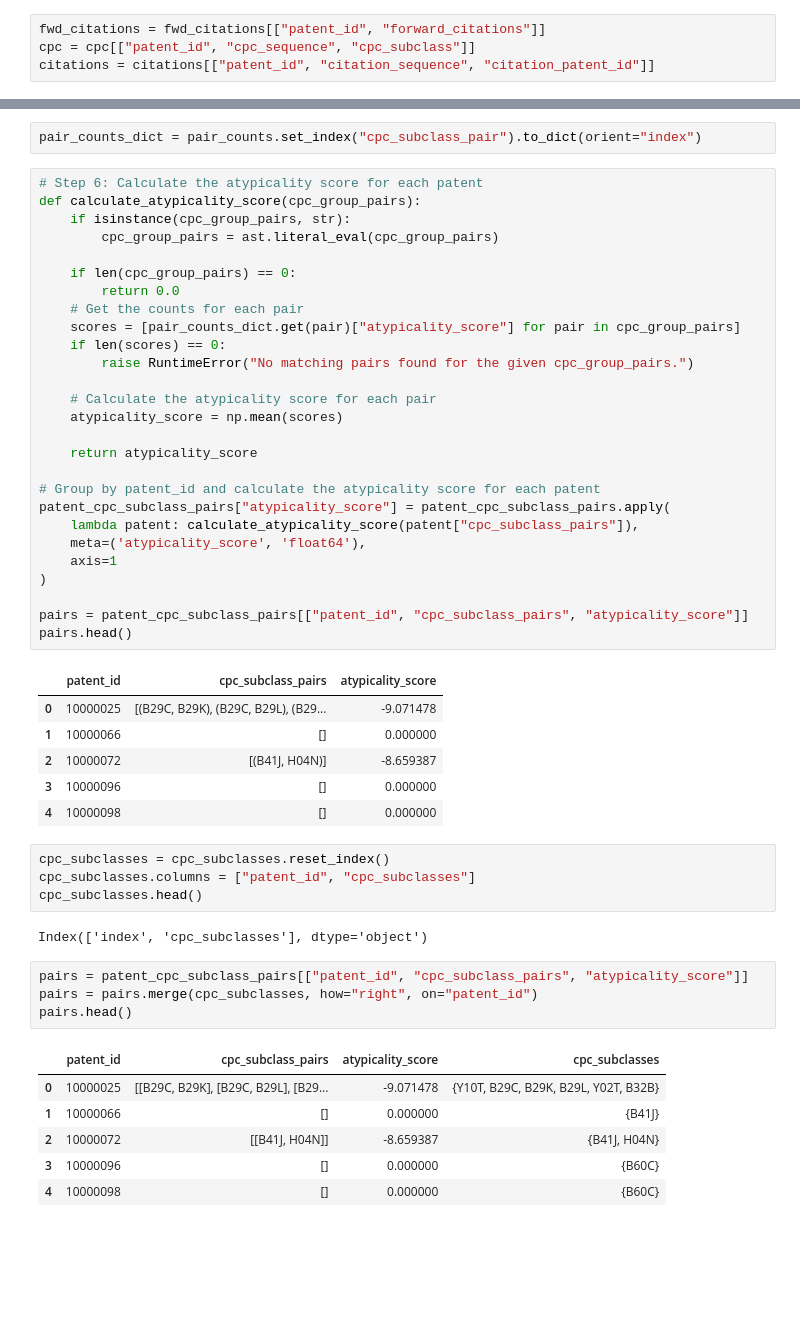
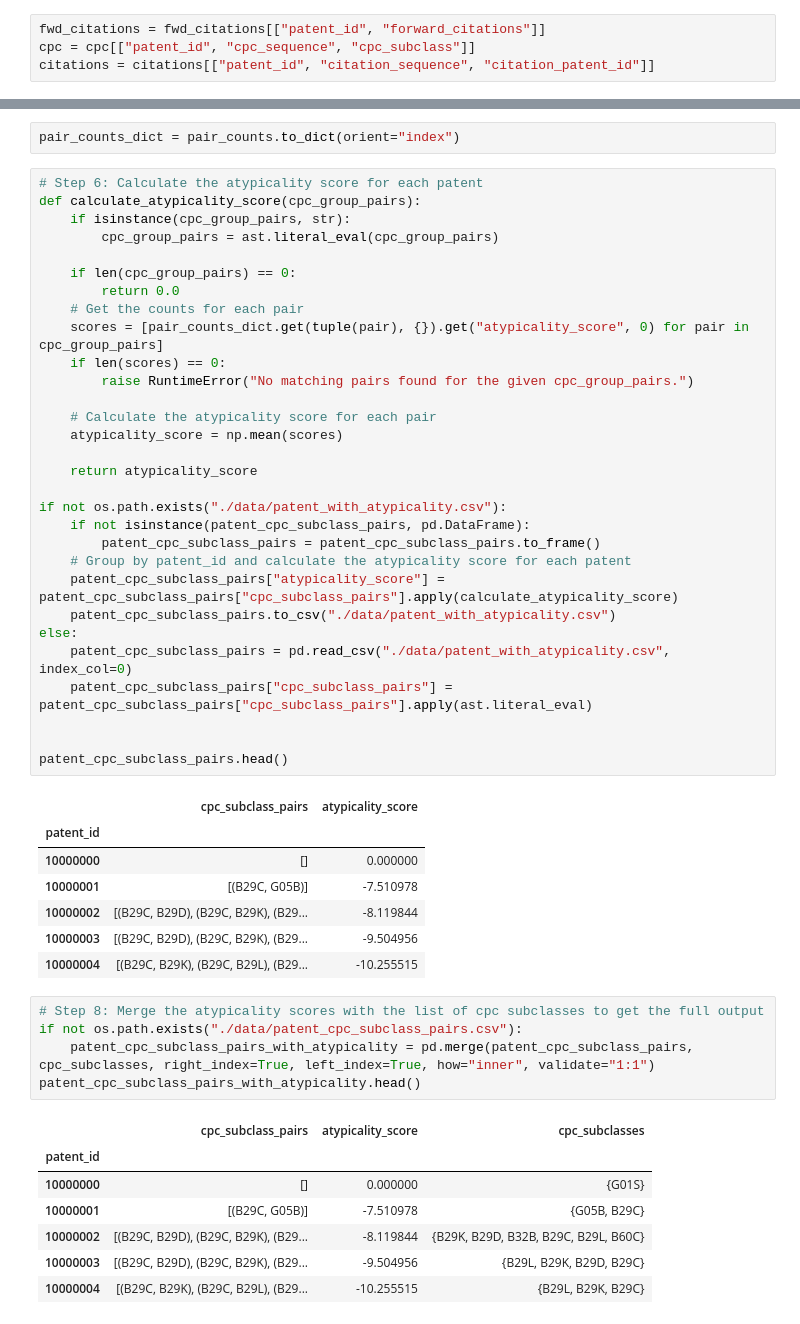
Before and after one commit to koacow/glob-s-RA, a Jupyter notebook: patents/calculate_measures.ipynb, the cells around one changed output, grey strips where cells are left out. Cells and saved outputs as stored; diff of their text form; blank space fills up the shorter version.

```diff
--- a/patents/calculate_measures.ipynb
+++ b/patents/calculate_measures.ipynb
@@ -177,6 +207,6 @@ max          -0.000000
 Name: atypicality_score, dtype: float64
-# %%
-pair_counts_dict = pair_counts.set_index("cpc_subclass_pair").to_dict(orient="index")
+# %%
+pair_counts_dict = pair_counts.to_dict(orient="index")
 # %%
 # Step 6: Calculate the atypicality score for each patent
 def calculate_atypicality_score(cpc_group_pairs):
@@ -186,7 +216,7 @@ def calculate_atypicality_score(cpc_group_pairs):
     if len(cpc_group_pairs) == 0:
         return 0.0
     # Get the counts for each pair
-    scores = [pair_counts_dict.get(pair)["atypicality_score"] for pair in cpc_group_pairs]
+    scores = [pair_counts_dict.get(tuple(pair), {}).get("atypicality_score", 0) for pair in cpc_group_pairs]
     if len(scores) == 0:
         raise RuntimeError("No matching pairs found for the given cpc_group_pairs.")
 
@@ -195,37 +225,37 @@ def calculate_atypicality_score(cpc_group_pairs):
 
     return atypicality_score
 
-# Group by patent_id and calculate the atypicality score for each patent
-patent_cpc_subclass_pairs["atypicality_score"] = patent_cpc_subclass_pairs.apply(
-    lambda patent: calculate_atypicality_score(patent["cpc_subclass_pairs"]),
-    meta=('atypicality_score', 'float64'),
-    axis=1
-)
+if not os.path.exists("./data/patent_with_atypicality.csv"):
+    if not isinstance(patent_cpc_subclass_pairs, pd.DataFrame):
+        patent_cpc_subclass_pairs = patent_cpc_subclass_pairs.to_frame()
+    # Group by patent_id and calculate the atypicality score for each patent
+    patent_cpc_subclass_pairs["atypicality_score"] = patent_cpc_subclass_pairs["cpc_subclass_pairs"].apply(calculate_atypicality_score)
+    patent_cpc_subclass_pairs.to_csv("./data/patent_with_atypicality.csv")
+else:
+    patent_cpc_subclass_pairs = pd.read_csv("./data/patent_with_atypicality.csv", index_col=0)
+    patent_cpc_subclass_pairs["cpc_subclass_pairs"] = patent_cpc_subclass_pairs["cpc_subclass_pairs"].apply(ast.literal_eval)
 
-pairs = patent_cpc_subclass_pairs[["patent_id", "cpc_subclass_pairs", "atypicality_score"]]
-pairs.head()
+
+patent_cpc_subclass_pairs.head()
 # %% [output]
-|  | patent_id | cpc_subclass_pairs | atypicality_score |
-| 0 | 10000025 | [(B29C, B29K), (B29C, B29L), (B29... | -9.071478 |
-| 1 | 10000066 | [] | 0.000000 |
-| 2 | 10000072 | [(B41J, H04N)] | -8.659387 |
-| 3 | 10000096 | [] | 0.000000 |
-| 4 | 10000098 | [] | 0.000000 |
+|  | cpc_subclass_pairs | atypicality_score |
+| patent_id |  |  |
+| 10000000 | [] | 0.000000 |
+| 10000001 | [(B29C, G05B)] | -7.510978 |
+| 10000002 | [(B29C, B29D), (B29C, B29K), (B29... | -8.119844 |
+| 10000003 | [(B29C, B29D), (B29C, B29K), (B29... | -9.504956 |
+| 10000004 | [(B29C, B29K), (B29C, B29L), (B29... | -10.255515 |
-# %%
-cpc_subclasses = cpc_subclasses.reset_index()
-cpc_subclasses.columns = ["patent_id", "cpc_subclasses"]
-cpc_subclasses.head()
-# %% [output]
-Index(['index', 'cpc_subclasses'], dtype='object')
 # %%
-pairs = patent_cpc_subclass_pairs[["patent_id", "cpc_subclass_pairs", "atypicality_score"]]
-pairs = pairs.merge(cpc_subclasses, how="right", on="patent_id")
-pairs.head()
+# Step 8: Merge the atypicality scores with the list of cpc subclasses to get the full output
+if not os.path.exists("./data/patent_cpc_subclass_pairs.csv"):
+    patent_cpc_subclass_pairs_with_atypicality = pd.merge(patent_cpc_subclass_pairs, cpc_subclasses, right_index=True, left_index=True, how="inner", validate="1:1")
+patent_cpc_subclass_pairs_with_atypicality.head()
 # %% [output]
-|  | patent_id | cpc_subclass_pairs | atypicality_score | cpc_subclasses |
-| 0 | 10000025 | [[B29C, B29K], [B29C, B29L], [B29... | -9.071478 | {Y10T, B29C, B29K, B29L, Y02T, B32B} |
-| 1 | 10000066 | [] | 0.000000 | {B41J} |
-| 2 | 10000072 | [[B41J, H04N]] | -8.659387 | {B41J, H04N} |
-| 3 | 10000096 | [] | 0.000000 | {B60C} |
-| 4 | 10000098 | [] | 0.000000 | {B60C} |
+|  | cpc_subclass_pairs | atypicality_score | cpc_subclasses |
+| patent_id |  |  |  |
+| 10000000 | [] | 0.000000 | {G01S} |
+| 10000001 | [(B29C, G05B)] | -7.510978 | {G05B, B29C} |
+| 10000002 | [(B29C, B29D), (B29C, B29K), (B29... | -8.119844 | {B29K, B29D, B32B, B29C, B29L, B60C} |
+| 10000003 | [(B29C, B29D), (B29C, B29K), (B29... | -9.504956 | {B29L, B29K, B29D, B29C} |
+| 10000004 | [(B29C, B29K), (B29C, B29L), (B29... | -10.255515 | {B29L, B29K, B29C} |
 # %%
```
Also changed, not shown: parts of 23 cells of this notebook.
